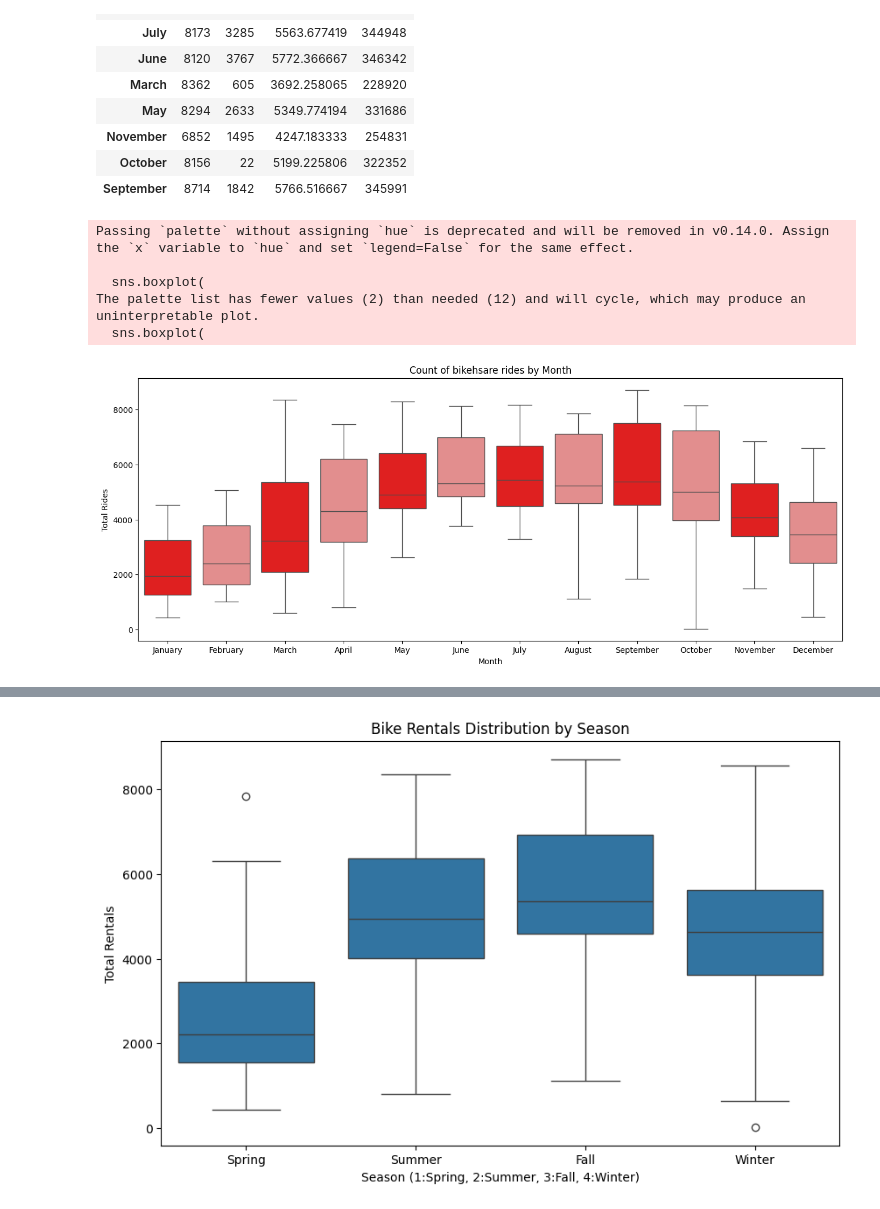
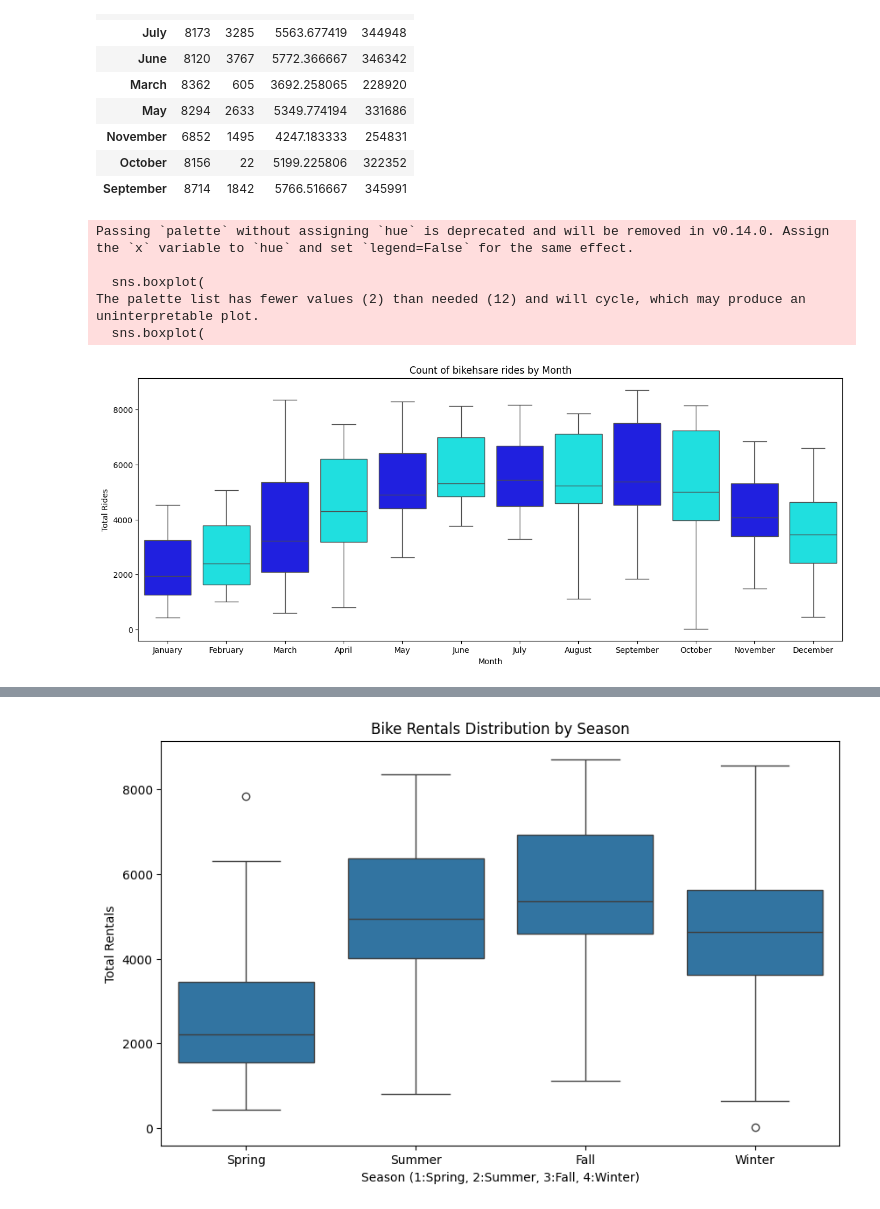
Before and after one commit to PatandyaW/Submition, a Jupyter notebook: submission.ipynb, the cells around one changed output, grey strips where cells are left out. Saved outputs shown, nothing was run; the diff lists cells and outputs as text; code cells hidden in the pictures.

```diff
--- a/submission.ipynb
+++ b/submission.ipynb
@@ -225,25 +248,25 @@ day_df.groupby(by='mnth').agg({
 # %%
 plt.figure(figsize=(16,6))
 
 # Create a boxplot using the sns.boxplot() function
 sns.boxplot(
     x="mnth",
     y="cnt",
     data=day_df,
-    palette=["red", "lightcoral"]
+    palette=["blue", "cyan"]
 )
 
 # Add labels and a title to the plot
 plt.xlabel("Month")
 plt.ylabel("Total Rides")
 plt.title("Count of bikehsare rides by Month")
 
 # Show the plot
 plt.show()
 # %% [output]
 Passing `palette` without assigning `hue` is deprecated and will be removed in v0.14.0. Assign the `x` variable to `hue` and set `legend=False` for the same effect.
 
   sns.boxplot(
 The palette list has fewer values (2) than needed (12) and will cycle, which may produce an uninterpretable plot.
   sns.boxplot(
-[figure, old version]
+[figure, new version]
```
Also changed, not shown: parts of 10 cells of this notebook.
